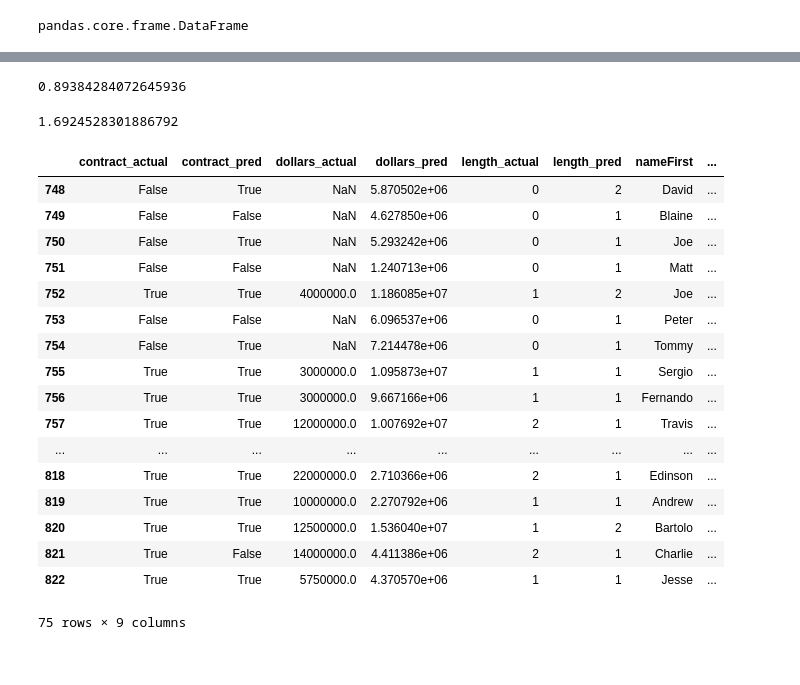
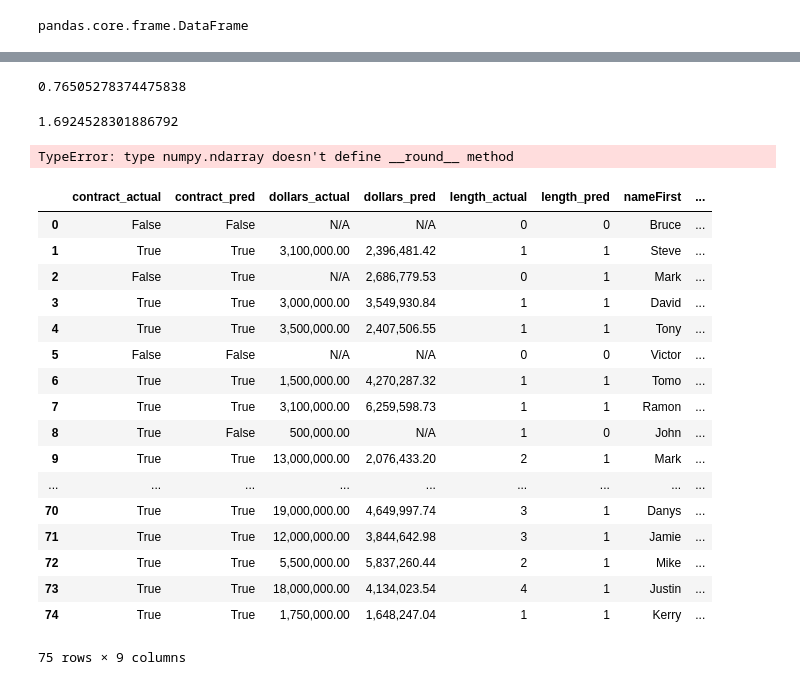
Before and after one commit to marichards/MLB_FA_Predictor, a Jupyter notebook: Regression.ipynb, the cells around one changed output, grey strips where cells are left out. Drawn from its saved outputs; the diff is of its cells as text; code cells hidden in the pictures.

```diff
--- a/Regression.ipynb
+++ b/Regression.ipynb
@@ -727,16 +750,22 @@ length_model.score(X_test_short, y_test_short['Length'])
 # %%
-dollars_model.score(X_test_short, y_test_short['Dollars_2006'])
+dollars_model.score(X_test_short, y_test_short['AAV_2006'])
 # %% [output]
-0.89384284072645936
+0.76505278374475838
 # %%
 pitcher_prepped[pitcher_prepped.Year == 2016]['Inflation_Factor'].unique()[0]
 # %% [output]
 1.6924528301886792
 # %%
-fa_year = 2016
+fa_year = 2006
 
 # Load and prepare the datasets
-pitcher_all, position_all = models.loadAllData()
+#pitcher_all, position_all = models.loadAllData()
+with open('pitching_data.pickle', 'rb') as file:
+    pitcher_all = pickle.load(file)
+
+with open('position_data.pickle', 'rb') as file:
+    position_all = pickle.load(file)
+
 pitcher_prepped = models.prepareFreeAgentData(pitcher_all)
 position_prepped = models.prepareFreeAgentData(position_all)
 
@@ -758,32 +787,44 @@ _, dollars_pos = models.predictDollars(X_train_pos, y_train_pos, X_test_pos)
 # %%
 inflation_factor = pitcher_prepped[pitcher_prepped.Year == fa_year]['Inflation_Factor'].unique()[0]
 
-pd.DataFrame({'nameFirst' : pitcher_prepped[pitcher_prepped.Year == fa_year]['nameFirst'].values,
+test = pd.DataFrame({'nameFirst' : pitcher_prepped[pitcher_prepped.Year == fa_year]['nameFirst'].values,
               'nameLast' : pitcher_prepped[pitcher_prepped.Year == fa_year]['nameLast'].values,
               'position' : pitcher_all[pitcher_prepped.Year == fa_year]['Position'],
               'contract_pred' : contract_pitch,
               'contract_actual' : y_test_pitch['Contract'],
               'length_pred' : length_pitch,
               'length_actual': y_test_pitch['Length'],
-              'dollars_pred' : dollars_pitch * inflation_factor,
+              'dollars_pred' : round(dollars_pitch * length_pitch * inflation_factor),
               'dollars_actual' : y_test_pitch['Dollars']})
+test_small = test
+test_small
 # %% [output]
-|  | contract_actual | contract_pred | dollars_actual | dollars_pred | length_actual | length_pred | nameFirst | ... |
-| 748 | False | True | NaN | 5.870502e+06 | 0 | 2 | David | ... |
-| 749 | False | False | NaN | 4.627850e+06 | 0 | 1 | Blaine | ... |
-| 750 | False | True | NaN | 5.293242e+06 | 0 | 1 | Joe | ... |
-| 751 | False | False | NaN | 1.240713e+06 | 0 | 1 | Matt | ... |
-| 752 | True | True | 4000000.0 | 1.186085e+07 | 1 | 2 | Joe | ... |
-| 753 | False | False | NaN | 6.096537e+06 | 0 | 1 | Peter | ... |
-| 754 | False | True | NaN | 7.214478e+06 | 0 | 1 | Tommy | ... |
-| 755 | True | True | 3000000.0 | 1.095873e+07 | 1 | 1 | Sergio | ... |
-| 756 | True | True | 3000000.0 | 9.667166e+06 | 1 | 1 | Fernando | ... |
-| 757 | True | True | 12000000.0 | 1.007692e+07 | 2 | 1 | Travis | ... |
-| ... | ... | ... | ... | ... | ... | ... | ... | ... |
-| 818 | True | True | 22000000.0 | 2.710366e+06 | 2 | 1 | Edinson | ... |
-| 819 | True | True | 10000000.0 | 2.270792e+06 | 1 | 1 | Andrew | ... |
-| 820 | True | True | 12500000.0 | 1.536040e+07 | 1 | 2 | Bartolo | ... |
-| 821 | True | False | 14000000.0 | 4.411386e+06 | 2 | 1 | Charlie | ... |
-| 822 | True | True | 5750000.0 | 4.370570e+06 | 1 | 1 | Jesse | ... |
-75 rows × 9 columns
+TypeError: type numpy.ndarray doesn't define __round__ method
+# %%
+test_small['dollars_actual'] = test_small['dollars_actual'].apply(lambda x: '{:,.2f}'.format(x))
+test_small['dollars_pred'] = test_small['dollars_pred'].apply(lambda x: '{:,.2f}'.format(x))
+test_small['dollars_actual'].replace({'nan':'N/A'}, inplace = True)
+test_small.loc[test_small.contract_pred == False,'dollars_pred'] = 'N/A'
+test_small.loc[test_small.contract_pred == False,'length_pred'] = 0
+# %%
+test_small
+# %% [output]
+|  | contract_actual | contract_pred | dollars_actual | dollars_pred | length_actual | length_pred | nameFirst | ... |
+| 0 | False | False | N/A | N/A | 0 | 0 | Bruce | ... |
+| 1 | True | True | 3,100,000.00 | 2,396,481.42 | 1 | 1 | Steve | ... |
+| 2 | False | True | N/A | 2,686,779.53 | 0 | 1 | Mark | ... |
+| 3 | True | True | 3,000,000.00 | 3,549,930.84 | 1 | 1 | David | ... |
+| 4 | True | True | 3,500,000.00 | 2,407,506.55 | 1 | 1 | Tony | ... |
+| 5 | False | False | N/A | N/A | 0 | 0 | Victor | ... |
+| 6 | True | True | 1,500,000.00 | 4,270,287.32 | 1 | 1 | Tomo | ... |
+| 7 | True | True | 3,100,000.00 | 6,259,598.73 | 1 | 1 | Ramon | ... |
+| 8 | True | False | 500,000.00 | N/A | 1 | 0 | John | ... |
+| 9 | True | True | 13,000,000.00 | 2,076,433.20 | 2 | 1 | Mark | ... |
+| ... | ... | ... | ... | ... | ... | ... | ... | ... |
+| 70 | True | True | 19,000,000.00 | 4,649,997.74 | 3 | 1 | Danys | ... |
+| 71 | True | True | 12,000,000.00 | 3,844,642.98 | 3 | 1 | Jamie | ... |
+| 72 | True | True | 5,500,000.00 | 5,837,260.44 | 2 | 1 | Mike | ... |
+| 73 | True | True | 18,000,000.00 | 4,134,023.54 | 4 | 1 | Justin | ... |
+| 74 | True | True | 1,750,000.00 | 1,648,247.04 | 1 | 1 | Kerry | ... |
+75 rows × 9 columns
 # %%
```
Also changed, not shown: parts of 16 cells of this notebook, 2 other files.
